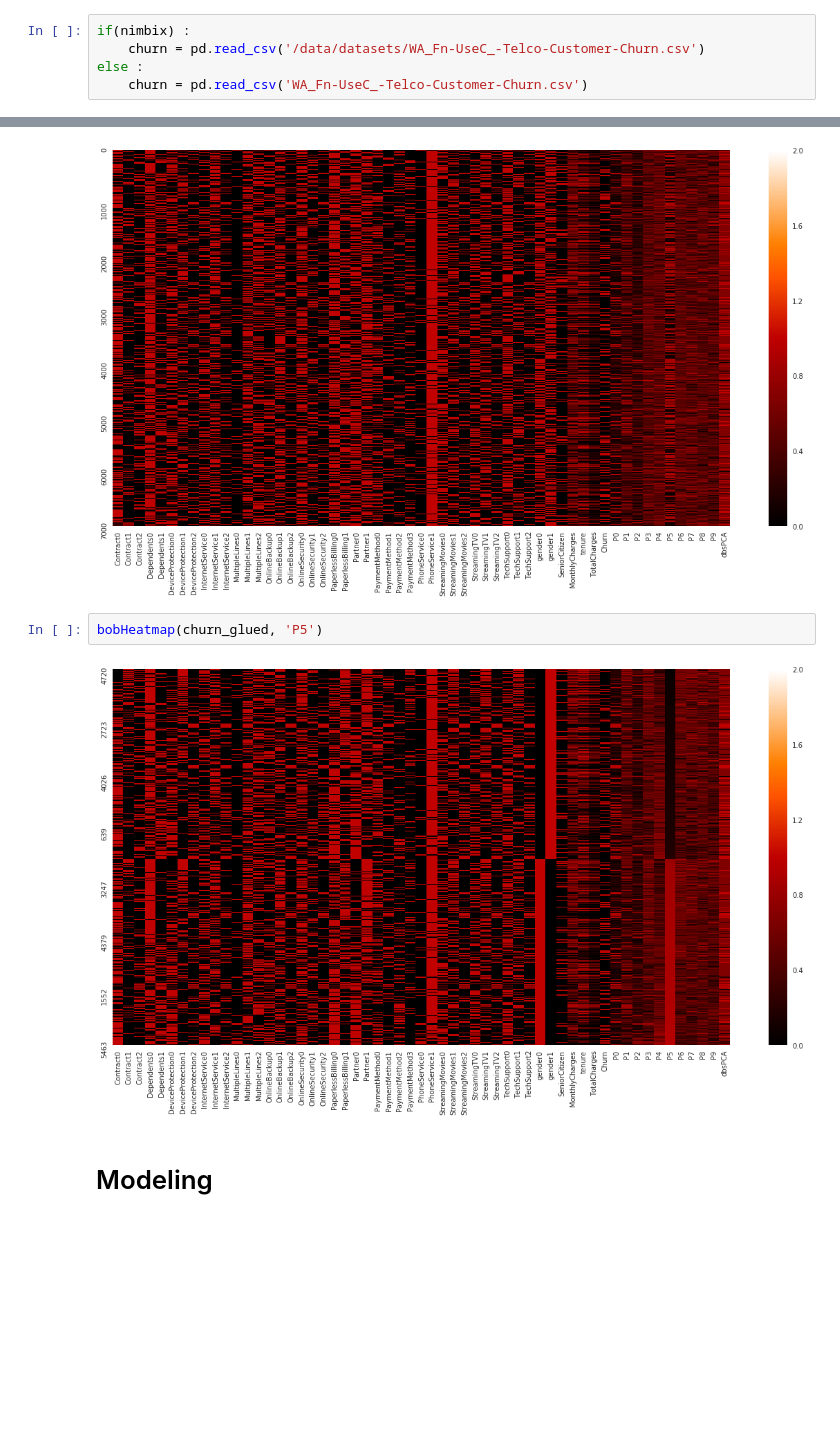
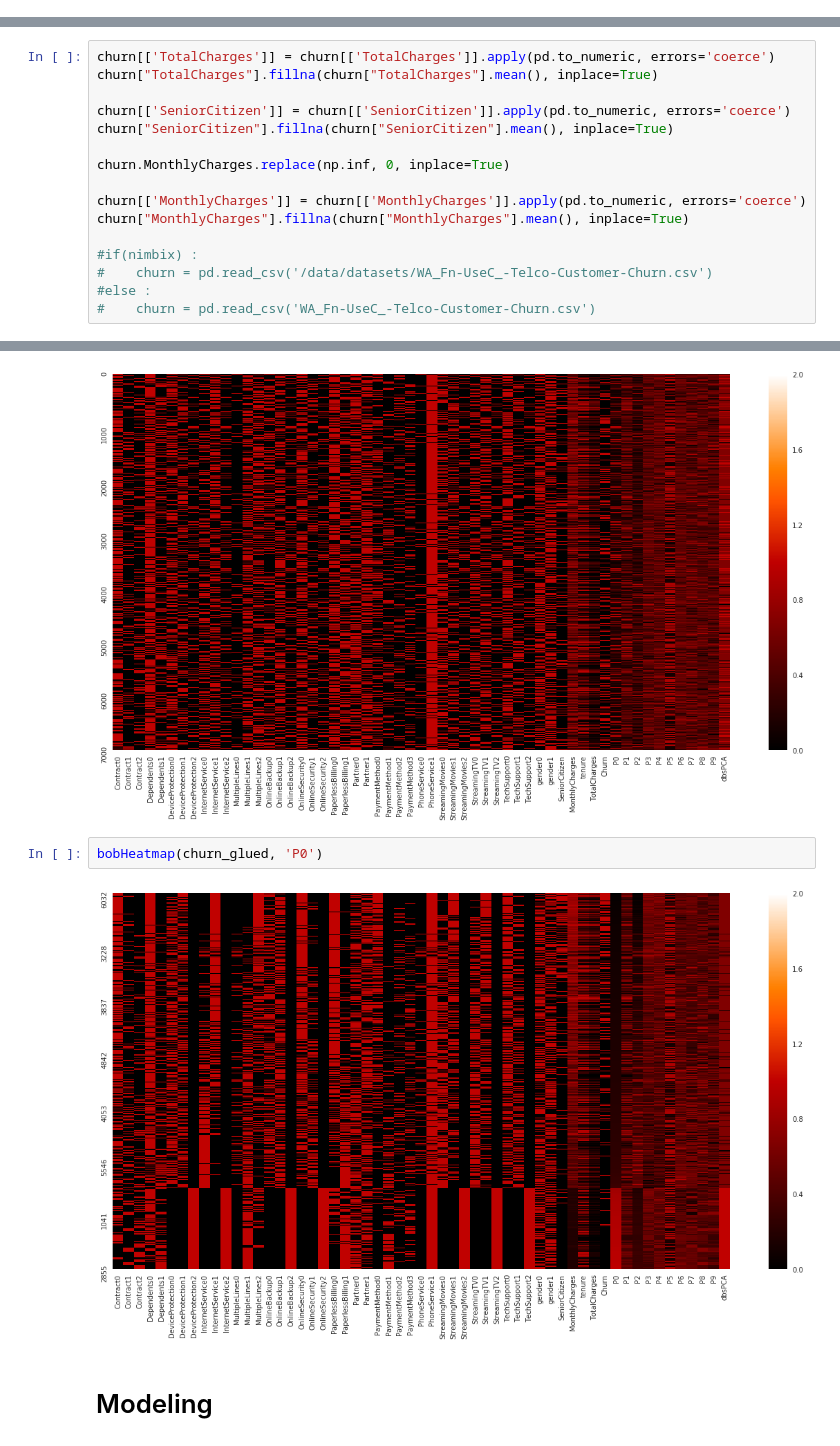
Before and after one commit to dustinvanstee/mldl-101, a Jupyter notebook: Demo_Churn_Outlier4.ipynb, the cells around one changed output, grey strips where cells are left out. Drawn from its saved outputs; the diff is of its cells as text; blank space fills up the shorter version.

```diff
--- a/Demo_Churn_Outlier4.ipynb
+++ b/Demo_Churn_Outlier4.ipynb
@@ -396,7 +397,2 @@ churn.isnull().sum().plot(kind='bar', title='Number of NaNs')
 
 Reloading the data to undo the Nan experiment from above
-# %%
-if(nimbix) :
-    churn = pd.read_csv('/data/datasets/WA_Fn-UseC_-Telco-Customer-Churn.csv')
-else :
-    churn = pd.read_csv('WA_Fn-UseC_-Telco-Customer-Churn.csv')
@@ -406,3 +399,19 @@ churn["TotalCharges"].fillna(churn["TotalCharges"].mean(), inplace=True)
+# %%
+churn[['TotalCharges']] = churn[['TotalCharges']].apply(pd.to_numeric, errors='coerce')
+churn["TotalCharges"].fillna(churn["TotalCharges"].mean(), inplace=True)
+
+churn[['SeniorCitizen']] = churn[['SeniorCitizen']].apply(pd.to_numeric, errors='coerce')
+churn["SeniorCitizen"].fillna(churn["SeniorCitizen"].mean(), inplace=True)
+
+churn.MonthlyCharges.replace(np.inf, 0, inplace=True)
+
+churn[['MonthlyCharges']] = churn[['MonthlyCharges']].apply(pd.to_numeric, errors='coerce')
+churn["MonthlyCharges"].fillna(churn["MonthlyCharges"].mean(), inplace=True)
+
+#if(nimbix) :
+#    churn = pd.read_csv('/data/datasets/WA_Fn-UseC_-Telco-Customer-Churn.csv')
+#else :
+#    churn = pd.read_csv('WA_Fn-UseC_-Telco-Customer-Churn.csv')
 # %% [markdown]
 # Describe the Range of Values in each Column
 The is an important step in understanding your data. Not only should I have an understanding of the size and shape of my data, the number of rows and columns, but also how many unique values each column may take on. This is important for upcoming steps where we encode the data for consumption by a model. knowing how many possible values can influence the choice of encodig such one-hot-encoding verus binning for example. For classification purposes, the categorical values (most of the entirety of this table) have 2 to 4 possible values and might be candidates for one-hot-encoding or similar encodings.  But MonthlyCharges and TotalCharges, if manipulated at all, might benefit from binning, since this is more of a continous varibale and not categorical.
@@ -999,9 +1006,9 @@ bobHeatmap(churn_glued, '')
 # %% [output]
 [figure]
 # %%
-bobHeatmap(churn_glued, 'P5')
+bobHeatmap(churn_glued, 'P0')
 # %% [output]
-[figure, old version]
+[figure, new version]
 # %% [markdown]
 # Modeling
 # %% [markdown]
```
Also changed, not shown: parts of 20 cells of this notebook.
